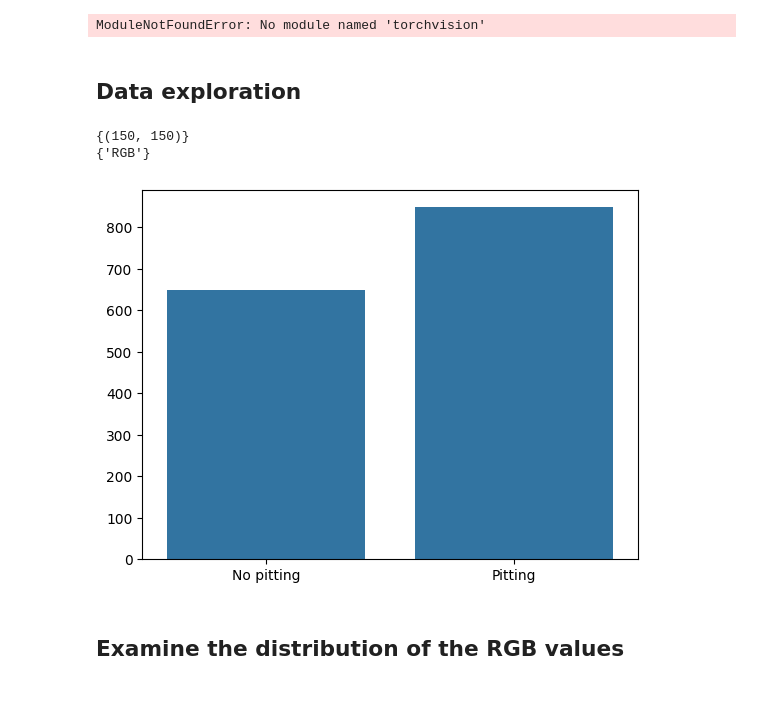
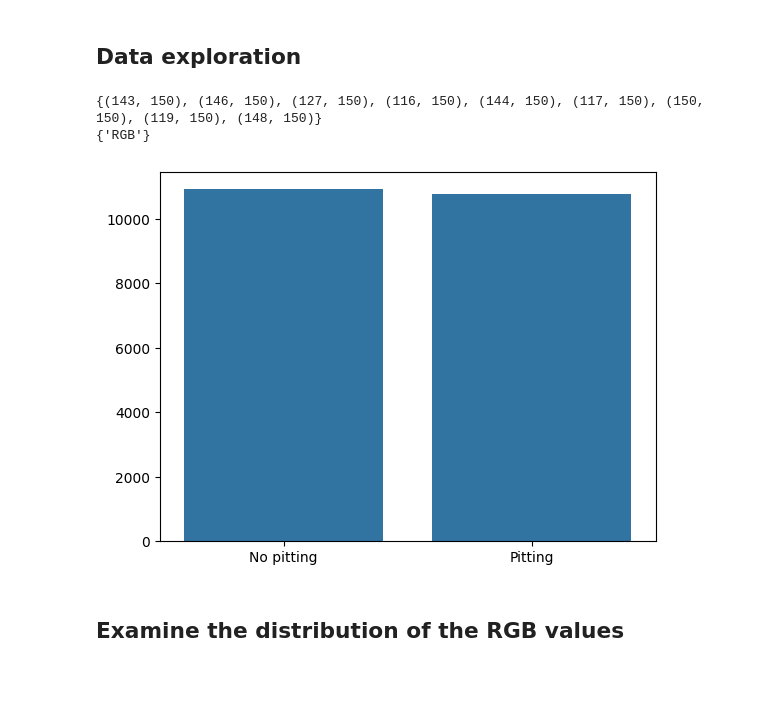
Before and after one commit to janikWa/Pitting_Detection, a Jupyter notebook: notebooks/own_cnn.ipynb, the cells around one changed output. Drawn from its saved outputs; the diff is of its cells as text; code cells hidden in the pictures.

```diff
--- a/notebooks/own_cnn.ipynb
+++ b/notebooks/own_cnn.ipynb
@@ -20,45 +20,52 @@ from torchvision.transforms.functional import rotate
 import random
 from skorch import NeuralNetClassifier
 import pandas as pd
+from time import time
+import pickle
 
 rotate_images = False # choose between False, True and random
 grayscale = False
-device = torch.accelerator.current_accelerator().type if torch.accelerator.is_available() else "cpu"
-print(f"Using {device} device")
+resize = 150
-# %% [output]
-ModuleNotFoundError: No module named 'torchvision'
+# %%
+# setting up paths
+BASE = os.path.abspath(os.path.join(os.getcwd(), os.pardir))
+
+data_path = os.path.join(BASE, "data")
+
+no_defect = os.listdir(os.path.join(data_path, "KGT_noDefect"))
+pitting= os.listdir(os.path.join(data_path, "KGT_pitting"))
 # %% [markdown]
 <h2> Data exploration </h2>
 # %%
-root = "../dataset_simplified"
+root = os.path.join(BASE, "dataset")
 # load the data
 dataset = torchvision.datasets.ImageFolder(root=root)
 # get the quantity of pitting and no pitting images
 number_no_pitting = len(np.where(np.array(dataset.targets) == dataset.class_to_idx["False"])[0])
 number_pitting = len(np.where(np.array(dataset.targets) == dataset.class_to_idx["True"])[0])
 
 image_size = set()
 image_mode = set()
 # loop trough the dataset and
 for image, label in dataset:
     # use sets to only add unique values
     # check image size [width, height]
     image_size.add(image.size)
     # check the type of image e.g. RGB, grayscale
     # on first sight all images  seem to be RGB
     image_mode.add(image.mode)
 
 # all images have the same size
 print(image_size)
 # all images are RGB => 3 channels
 print(image_mode)
 # plot the number of pitting and no pitting
 sns.barplot(x=["No pitting", "Pitting"], y=[number_no_pitting, number_pitting])
 plt.show()
 # %% [output]
-{(150, 150)}
+{(143, 150), (146, 150), (127, 150), (116, 150), (144, 150), (117, 150), (150, 150), (119, 150), (148, 150)}
 {'RGB'}
-[figure, old version]
+[figure, new version]
 # %% [markdown]
 <h2> Examine the distribution of the RGB values <h2>
 # %%
```
Also changed, not shown: parts of 29 cells of this notebook, 4 other files.
